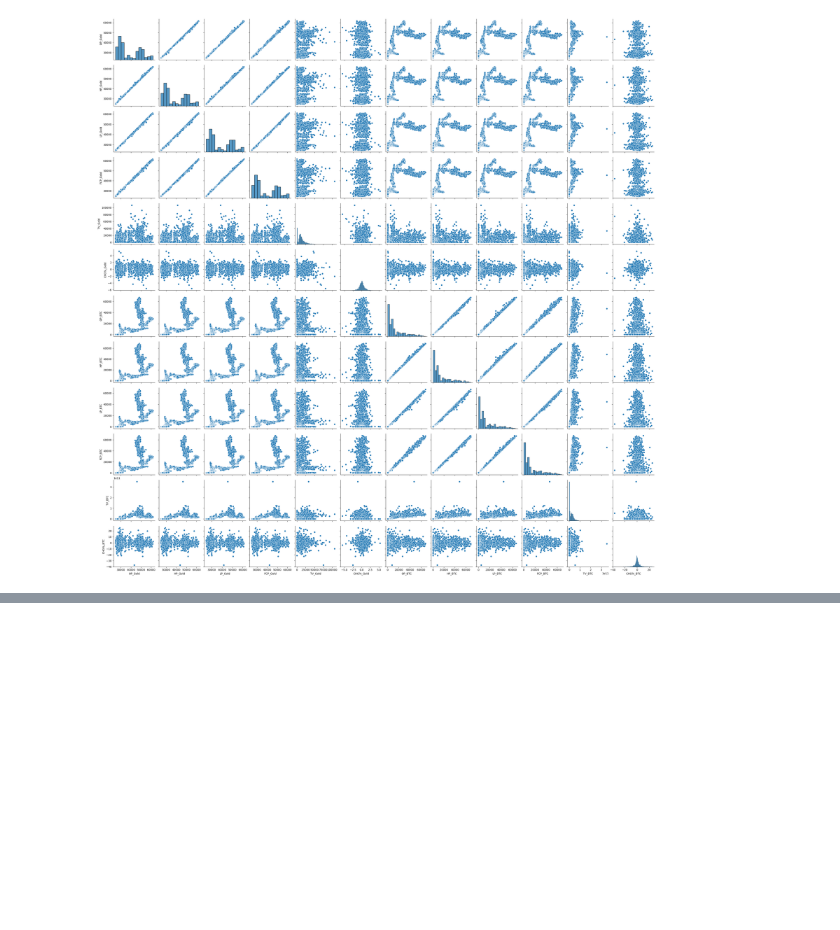
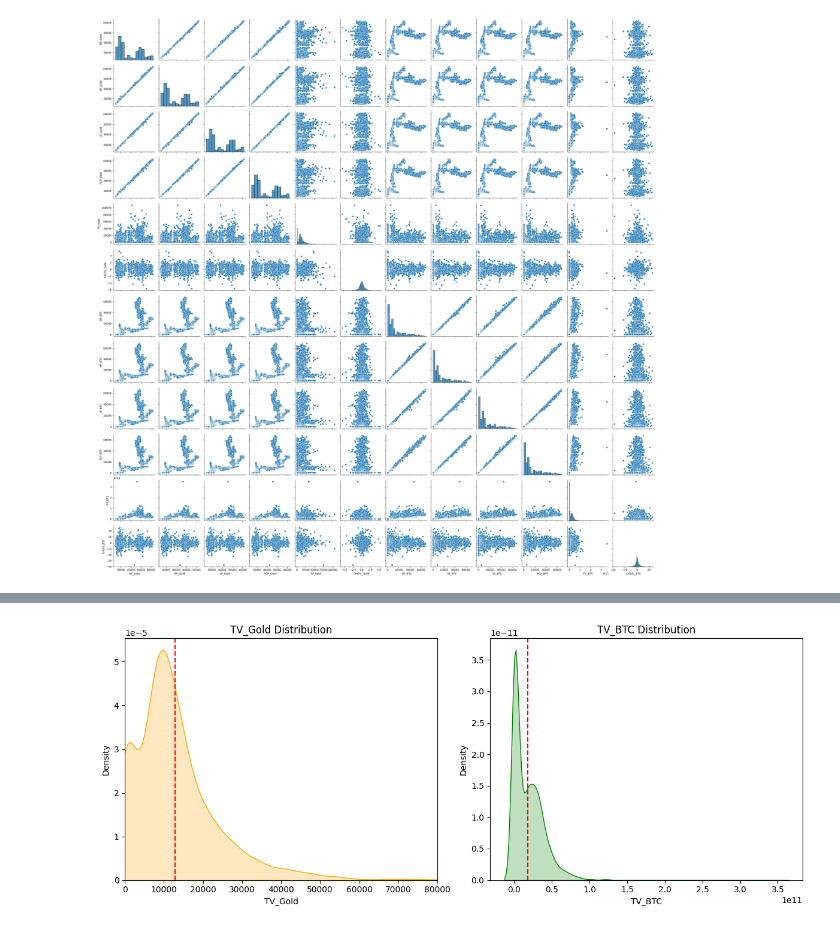
Before and after one commit to tarankovaa/Data_analysis, a Jupyter notebook: Project.ipynb, the cells around one changed output, grey strips where cells are left out. Drawn from its saved outputs; the diff is of its cells as text; code cells hidden in the pictures; blank space fills up the shorter version.

```diff
--- a/Project.ipynb
+++ b/Project.ipynb
@@ -4,8 +6,8 @@ import numpy as np
 import matplotlib.pyplot as plt
 import seaborn as sns
 # %%
-gold = pd.read_csv("Gold Price.csv")
-bitcoin = pd.read_csv("bitcoin_price_dataset_2015_2023.csv")
+gold = pd.read_csv("/Gold Price.csv")
+bitcoin = pd.read_csv("/bitcoin_price_dataset_2015_2023.csv")
 # %%
 gold
 # %% [output]
@@ -139,0 +161,16 @@ sns.pairplot(df)
+# %%
+fig,axes = plt.subplots(1, 2, figsize=(12, 5))
+
+sns.kdeplot(data=df, x='TV_Gold', color='orange', fill=True, ax=axes[0])
+axes[0].axvline(df.TV_Gold.mean(), linestyle='--', color='r')
+axes[0].set_xlim(0, 80000)
+axes[0].set_title("TV_Gold Distribution")
+
+sns.kdeplot(data=df, x='TV_BTC', color='green', fill=True, ax=axes[1])
+axes[1].axvline(df.TV_BTC.mean(), linestyle='--', color='r')
+axes[1].set_title("TV_BTC Distribution")
+
+plt.tight_layout()
+plt.show()
+# %% [output]
+[figure, added]
```
Also changed, not shown: parts of 5 cells of this notebook.
